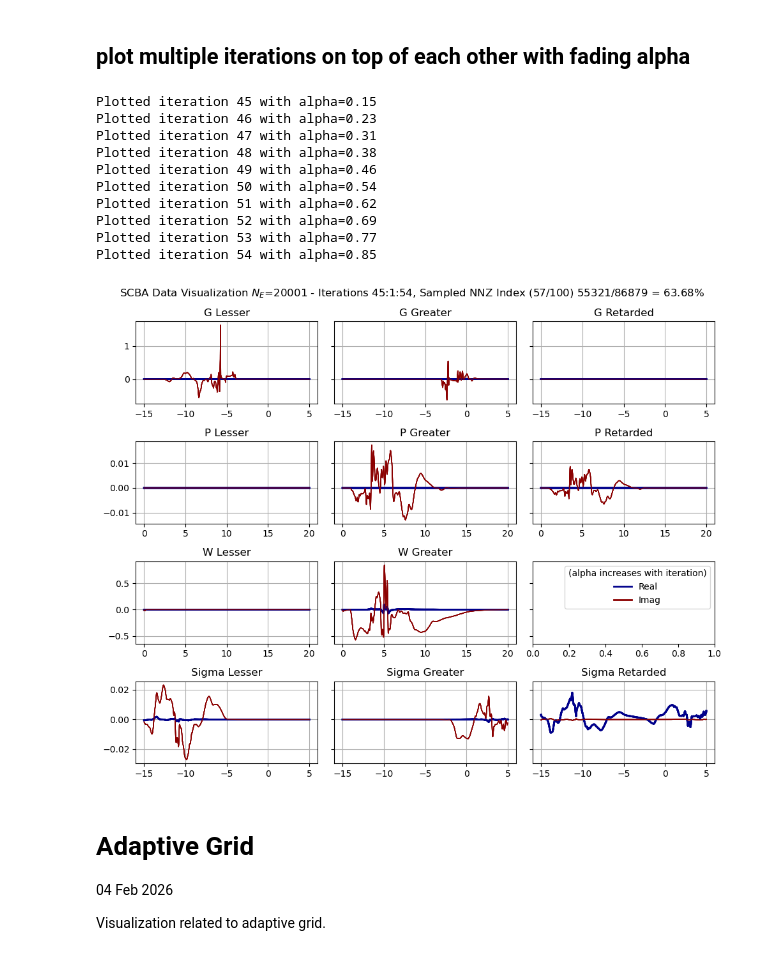
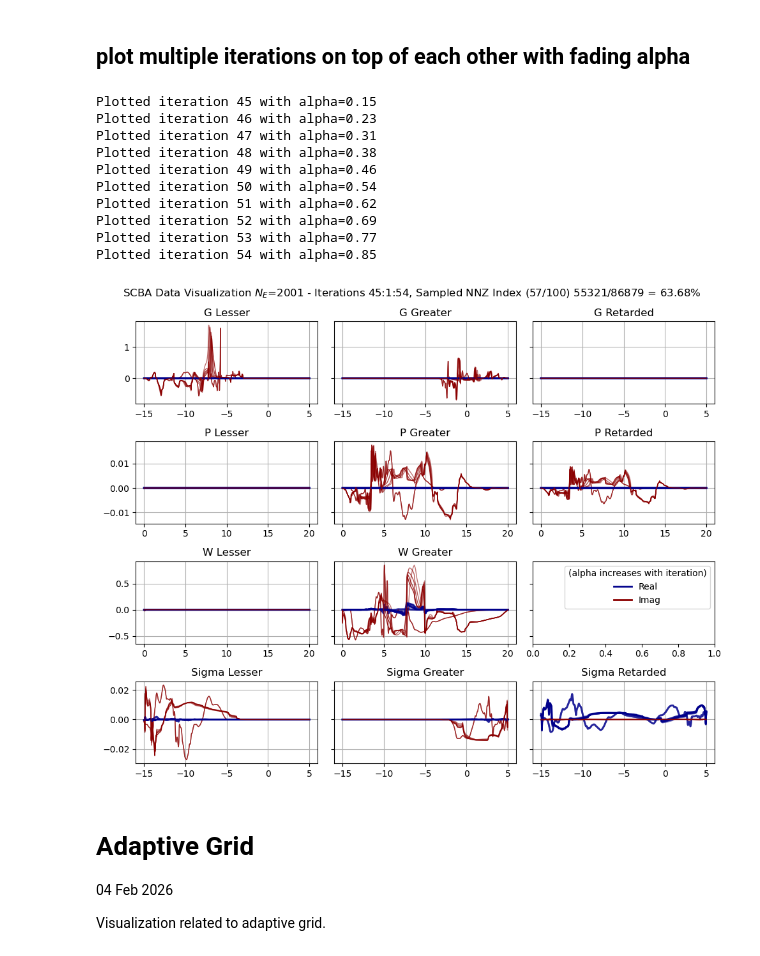
Before and after one commit to quatrex/quatrex, a Jupyter notebook: scripts/analysis/visualize_scba.ipynb, the cells around one changed output. Drawn from its saved outputs; the diff is of its cells as text; code cells hidden in the pictures.

Commit message:
plotting error, plotted uniform energies instead of adaptive energies for x-axis

```diff
--- a/scripts/analysis/visualize_scba.ipynb
+++ b/scripts/analysis/visualize_scba.ipynb
@@ -65,12 +65,12 @@ from pathlib import Path
 # 20260423_144804_energy20001_iter100_rank250          # 1 meV resolution, tortin21 1.5T, 128 core x 2 sockets, max usage ~1.12T
 
 # adaptive, freezing band edge update when going to adaptive
-# _adaptive_energy2001_start50_r1_iter100_rank250
+# 20260424_162113_adaptive_energy2001_start50_r1_iter100_rank125
 
 simulation_dir = Path("./../../examples/w90/carbon-nanotube/gw")
 output_dir = simulation_dir / "outputs"
 output_file_prefix = output_dir / "visualize_scba"
-archive_dir = simulation_dir / "archive" / "20260423_091530_adaptive_energy2001_start50_r1_iter100_rank125"
+archive_dir = simulation_dir / "archive" / "20260424_162113_adaptive_energy2001_start50_r1_iter100_rank125"
 archive_file_prefix = archive_dir / "visualize_scba"
 
 # change these to switch between 'output' and 'archive'
@@ -151,9 +149,9 @@ plt.show()
 plot_dir = simulation_dir / "plots"
 
 # switch to not accidentally save a lot of plots
-save_plots = True
+save_plots = False
 sample_idx_to_plot = 57
-iterations = [49, 50, 51]
+# iterations = [49, 50, 51]
 
 if save_plots:
     for iteration_to_plot in iterations:
@@ -224,6 +215,7 @@ for iteration_to_plot in iterations:
         colorImag=colorImag,
         linewidthReal=2,
         linewidthImag=1,
+        adaptive_start_iteration=config.scba.adaptive_start_iteration
     )
 
     print(
@@ -237,34 +229,34 @@ for ax_row in axs:
             ax.get_legend().remove()
             ax.grid(True)
         except:
             pass
 
 custom_lines = [
     Line2D([0], [0], color=colorReal, lw=2),
     Line2D([0], [0], color=colorImag, lw=2),
 ]
 axs[2, 2].legend(
     custom_lines, ["Real", "Imag"], title="(alpha increases with iteration)"
 )
 
 fig.suptitle(
     f"SCBA Data Visualization $N_E$={config.electron.energy_window_num} - Iterations {min(iterations)}:{iterations[1]-iterations[0]}:{max(iterations)}, Sampled NNZ Index ({sample_idx_to_plot}/{num_samples}) {nnz_index_to_plot}/{max_idx} = {nnz_index_to_plot/max_idx:.2%}"
 )
 plt.tight_layout()
 plt.show()
 # endregion
 # %% [output]
 Plotted iteration 45 with alpha=0.15
 Plotted iteration 46 with alpha=0.23
 Plotted iteration 47 with alpha=0.31
 Plotted iteration 48 with alpha=0.38
 Plotted iteration 49 with alpha=0.46
 Plotted iteration 50 with alpha=0.54
 Plotted iteration 51 with alpha=0.62
 Plotted iteration 52 with alpha=0.69
 Plotted iteration 53 with alpha=0.77
 Plotted iteration 54 with alpha=0.85
-[figure, old version]
+[figure, new version]
 # %% [markdown]
 # Adaptive Grid
 04 Feb 2026
```
Also changed, not shown: parts of 5 cells of this notebook.
